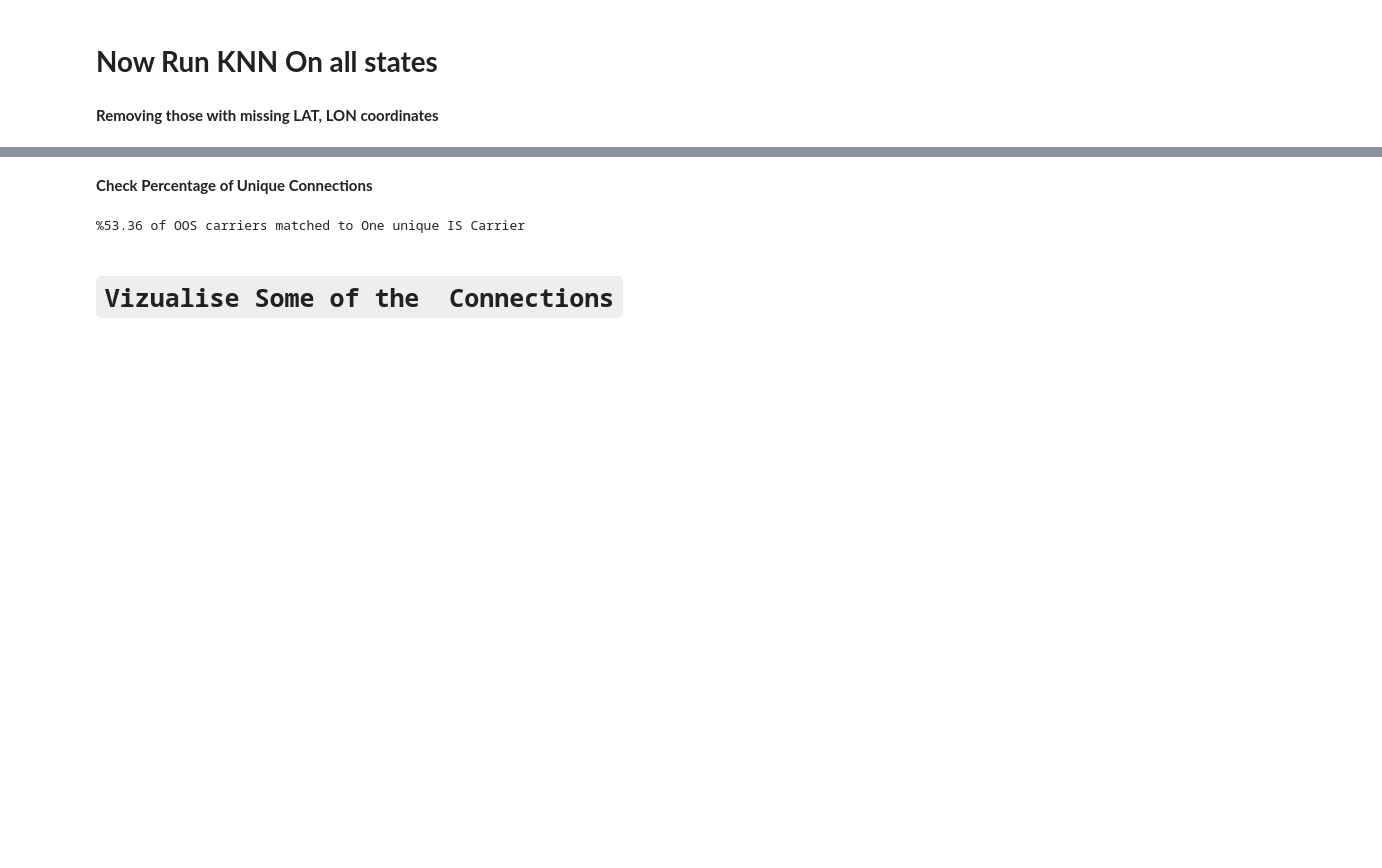
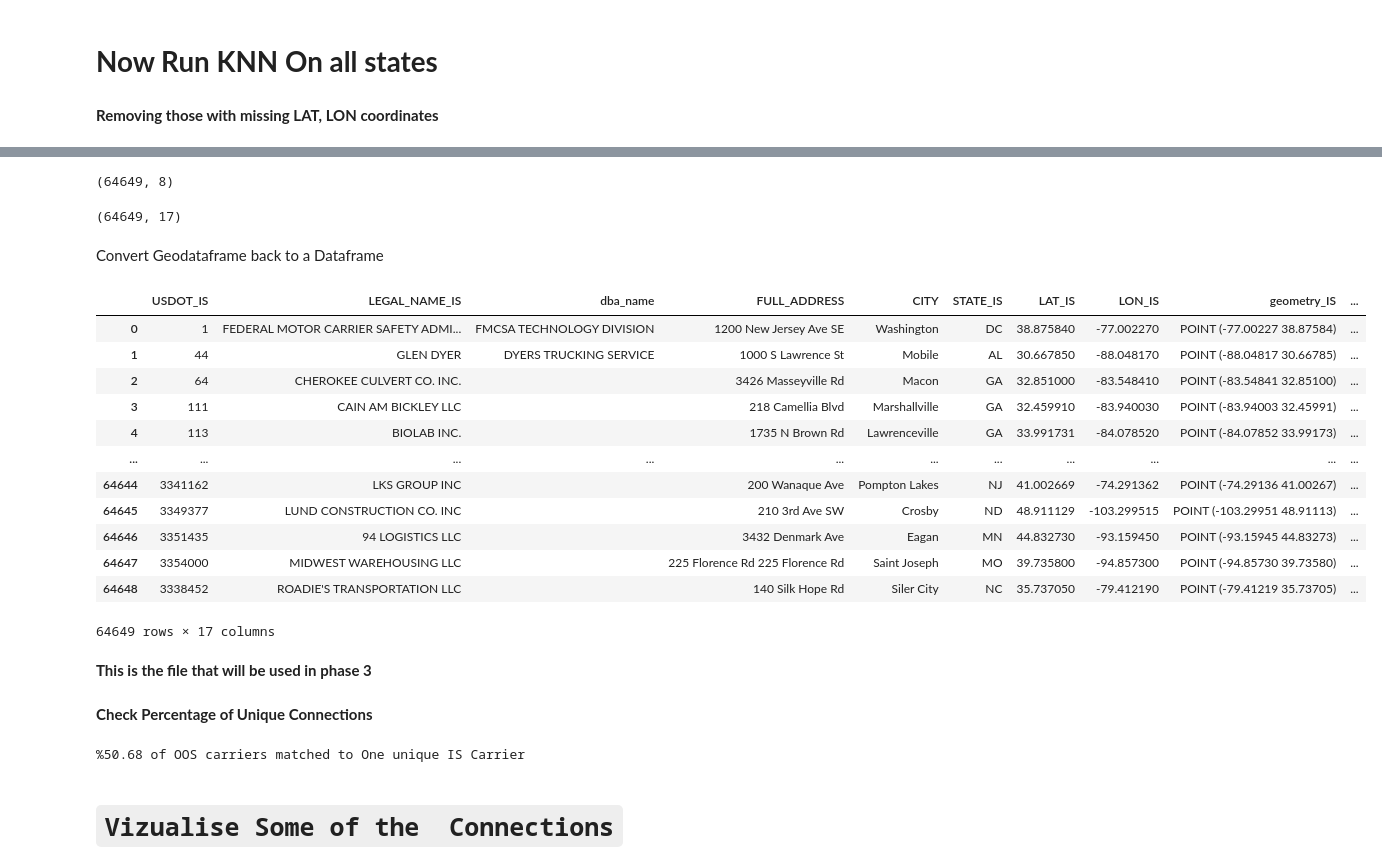
Before and after one commit to raedjamw/Chameleon-Trucking, a Jupyter notebook: Phase_1/Analysis_IS_OS.ipynb, the cells around one changed output, grey strips where cells are left out. Saved outputs shown, nothing was run; the diff lists cells and outputs as text; code cells hidden in the pictures; blank space fills up the shorter version.

```diff
--- a/Phase_1/Analysis_IS_OS.ipynb
+++ b/Phase_1/Analysis_IS_OS.ipynb
@@ -241,8 +120,31 @@ closest_IS_All = nearest_neighbor(Clean_OS_Gdf, Cl_STATE_Gdf, return_dist=True)
+# %%
+closest_IS_All.shape
+# %% [output]
+(64649, 8)
 # %%
-# Rename the Columns to distinguish between the two
-closest_IS_All = closest_IS_All.rename(columns={'USDOT': 'IS_USDOT','STATE':"IS_STATE", 'LEGAL_NAME': "IS_LEGAL_NAME", 'City': "IS_CITY",'address': "IS_FULL_ADDRESS",'dba_name':'IS_DBA_NAME','LAT':"IS_LAT",'LON':'IS_LON','geometry': 'IN_SERVICE_GEOMETRY'})
-#closest_stops.drop([ "LAT","LON"] , axis=1, inplace=True)
-
 # Merge the datasets by index (for this, it is good to use '.join()' -function)
-Merge_Closest = Clean_OS_Gdf.join(closest_IS_All,lsuffix='_OS', rsuffix='_IS')
-#Merge_Closest.columns
+Merge_Closest = Cl_STATE_Gdf.join(closest_IS_All ,lsuffix='_IS', rsuffix='_OS')
+Merge_Closest.shape
+# %% [output]
+(64649, 17)
+# %% [markdown]
+Convert Geodataframe back to a Dataframe
+# %%
+# Convert Geodataframe to Dataframe
+KNN_Dist = pd.DataFrame(Merge_Closest)
+# %%
+KNN_Dist
+# %% [output]
+|  | USDOT_IS | LEGAL_NAME_IS | dba_name | FULL_ADDRESS | CITY | STATE_IS | LAT_IS | LON_IS | geometry_IS | ... |
+| 0 | 1 | FEDERAL MOTOR CARRIER SAFETY ADMI... | FMCSA TECHNOLOGY DIVISION | 1200 New Jersey Ave SE | Washington | DC | 38.875840 | -77.002270 | POINT (-77.00227 38.87584) | ... |
+| 1 | 44 | GLEN DYER | DYERS TRUCKING SERVICE | 1000 S Lawrence St | Mobile | AL | 30.667850 | -88.048170 | POINT (-88.04817 30.66785) | ... |
+| 2 | 64 | CHEROKEE CULVERT CO. INC. |  | 3426 Masseyville Rd | Macon | GA | 32.851000 | -83.548410 | POINT (-83.54841 32.85100) | ... |
+| 3 | 111 | CAIN AM BICKLEY LLC |  | 218 Camellia Blvd | Marshallville | GA | 32.459910 | -83.940030 | POINT (-83.94003 32.45991) | ... |
+| 4 | 113 | BIOLAB INC. |  | 1735 N Brown Rd | Lawrenceville | GA | 33.991731 | -84.078520 | POINT (-84.07852 33.99173) | ... |
+| ... | ... | ... | ... | ... | ... | ... | ... | ... | ... | ... |
+| 64644 | 3341162 | LKS GROUP INC |  | 200 Wanaque Ave | Pompton Lakes | NJ | 41.002669 | -74.291362 | POINT (-74.29136 41.00267) | ... |
+| 64645 | 3349377 | LUND CONSTRUCTION CO. INC |  | 210 3rd Ave SW | Crosby | ND | 48.911129 | -103.299515 | POINT (-103.29951 48.91113) | ... |
+| 64646 | 3351435 | 94 LOGISTICS LLC |  | 3432 Denmark Ave | Eagan | MN | 44.832730 | -93.159450 | POINT (-93.15945 44.83273) | ... |
+| 64647 | 3354000 | MIDWEST WAREHOUSING LLC |  | 225 Florence Rd 225 Florence Rd | Saint Joseph | MO | 39.735800 | -94.857300 | POINT (-94.85730 39.73580) | ... |
+| 64648 | 3338452 | ROADIE'S TRANSPORTATION LLC |  | 140 Silk Hope Rd | Siler City | NC | 35.737050 | -79.412190 | POINT (-79.41219 35.73705) | ... |
+64649 rows × 17 columns
@@ -248,0 +153,2 @@ Merge_Closest = Clean_OS_Gdf.join(closest_IS_All,lsuffix='_OS', rsuffix='_IS')
+# %% [markdown]
+**This is the file that will be used in phase 3**
@@ -250,14 +160,14 @@ Merge_Closest = Clean_OS_Gdf.join(closest_IS_All,lsuffix='_OS', rsuffix='_IS')
 **Check Percentage of Unique Connections**
 # %%
 # Unique
-len(Merge_Closest['IS_LEGAL_NAME'].unique())
+len(Merge_Closest['LEGAL_NAME_OS'].unique())
 # Duplicates
-len(Merge_Closest[Merge_Closest['IS_LEGAL_NAME'].duplicated()])
+len(Merge_Closest[Merge_Closest['LEGAL_NAME_OS'].duplicated()])
 
 # % of Unique Connections
-print("%{00:.2f}".format(len(Merge_Closest['IS_LEGAL_NAME'].unique())/len(Merge_Closest)*100), 'of OOS carriers matched to One unique IS Carrier')
+print("%{00:.2f}".format(len(Merge_Closest['LEGAL_NAME_OS'].unique())/len(Merge_Closest)*100), 'of OOS carriers matched to One unique IS Carrier')
 # %% [output]
-%53.36 of OOS carriers matched to One unique IS Carrier
+%50.68 of OOS carriers matched to One unique IS Carrier
 # %% [markdown]
 # **`Vizualise Some of the  Connections`**
 # %% [markdown]
```
Also changed, not shown: parts of 45 cells of this notebook.
